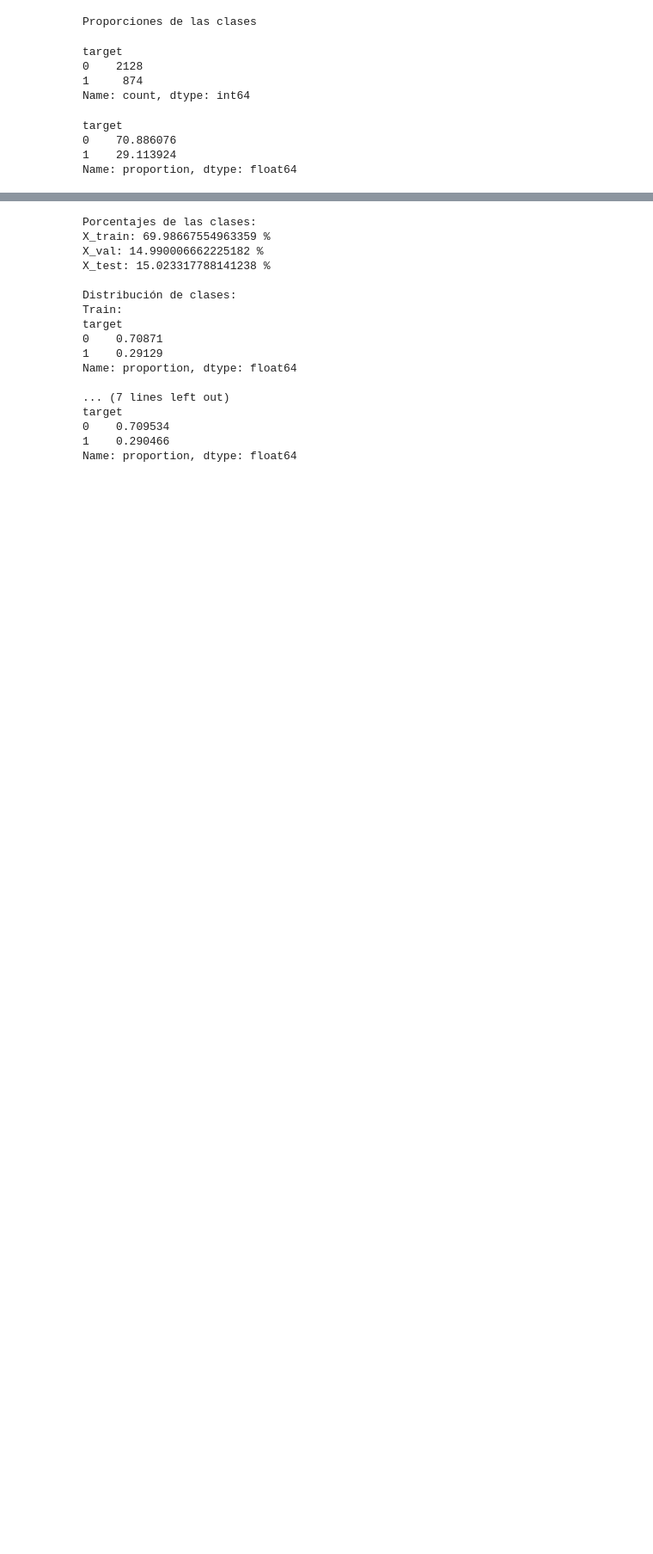
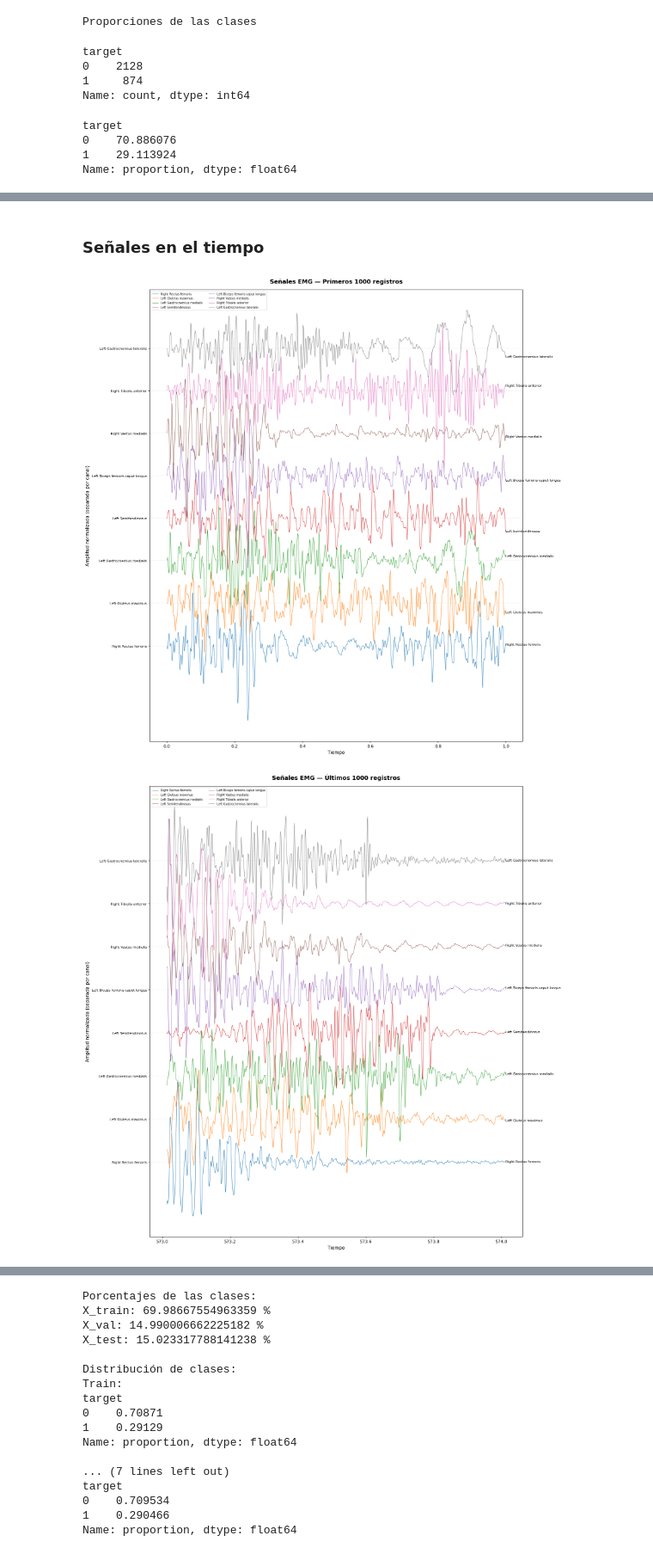
Before and after one commit to Alejoso/Taller2-Intro-IA, a Jupyter notebook: Problema1.ipynb, the cells around one changed output, grey strips where cells are left out. Shown at 86% size. Drawn from its saved outputs; the diff is of its cells as text; code cells hidden in the pictures; blank space fills up the shorter version.

```diff
--- a/Problema1.ipynb
+++ b/Problema1.ipynb
@@ -401,14 +373,0 @@ Name: proportion, dtype: float64
-# %%
-for channel in channels:
-    sns.lineplot(data=df.head(1000) , x='Time' , y=channel)
-plt.title('Señales EMG de los primeros 1000 registros')
-plt.xlabel('Tiempo')
-plt.ylabel('Amplitud de la señal')
-plt.show()
-
-for channel in channels:
-    sns.lineplot(data=df.tail(1000) , x='Time' , y=channel)
-plt.title('Señales EMG de los ultimos 1000 registros')
-plt.xlabel('Tiempo')
-plt.ylabel('Amplitud de la señal')
-plt.show()
@@ -417,0 +511,49 @@ plt.show()
+# %% [markdown]
+### Señales en el tiempo
+# %%
+def plot_emg(data, titulo, channels):
+    _, ax = plt.subplots(figsize=(16, len(channels) * 2))
+
+    # Offset para separar visualmente cada señal
+    offset_scale = 3  # Ajusta este valor si las señales siguen solapándose
+
+    for i, channel in enumerate(channels):
+        señal = data[channel].values
+        # Normalizar cada señal para que tengan escala comparable
+        señal_norm = (señal - np.mean(señal)) / (np.std(señal) + 1e-8)
+        offset = i * offset_scale
+
+        ax.plot(data['Time'].values, señal_norm + offset,
+                label=channel, linewidth=0.8)
+
+        # Label a la derecha de cada señal
+        ax.text(x=data['Time'].values[-1],
+                y=señal_norm[-1] + offset,
+                s=channel,
+                fontsize=8,
+                va='center',
+                ha='left')
+
+        # Línea base punteada por canal para facilitar lectura
+        ax.axhline(y=offset, color='gray', linewidth=0.3, linestyle='--', alpha=0.5)
+
+    ax.set_title(titulo, fontsize=14, fontweight='bold', pad=15)
+    ax.set_xlabel('Tiempo', fontsize=11)
+    ax.set_ylabel('Amplitud normalizada (separada por canal)', fontsize=11)
+    ax.legend(loc='upper left', fontsize=7, ncol=2,
+              bbox_to_anchor=(0, 1), framealpha=0.7)
+
+    # Quitar los ticks del eje Y ya que el offset los hace poco informativos
+    ax.set_yticks([i * offset_scale for i in range(len(channels))])
+    ax.set_yticklabels(channels, fontsize=8)
+
+    plt.tight_layout()
+    plt.show()
+
+
+# --- Uso ---
+plot_emg(df.head(1000), 'Señales EMG — Primeros 1000 registros', channels)
+plot_emg(df.tail(1000), 'Señales EMG — Últimos 1000 registros', channels)
+# %% [output]
+[figure, added]
+[figure, added]
```
Also changed, not shown: parts of 35 cells of this notebook.
